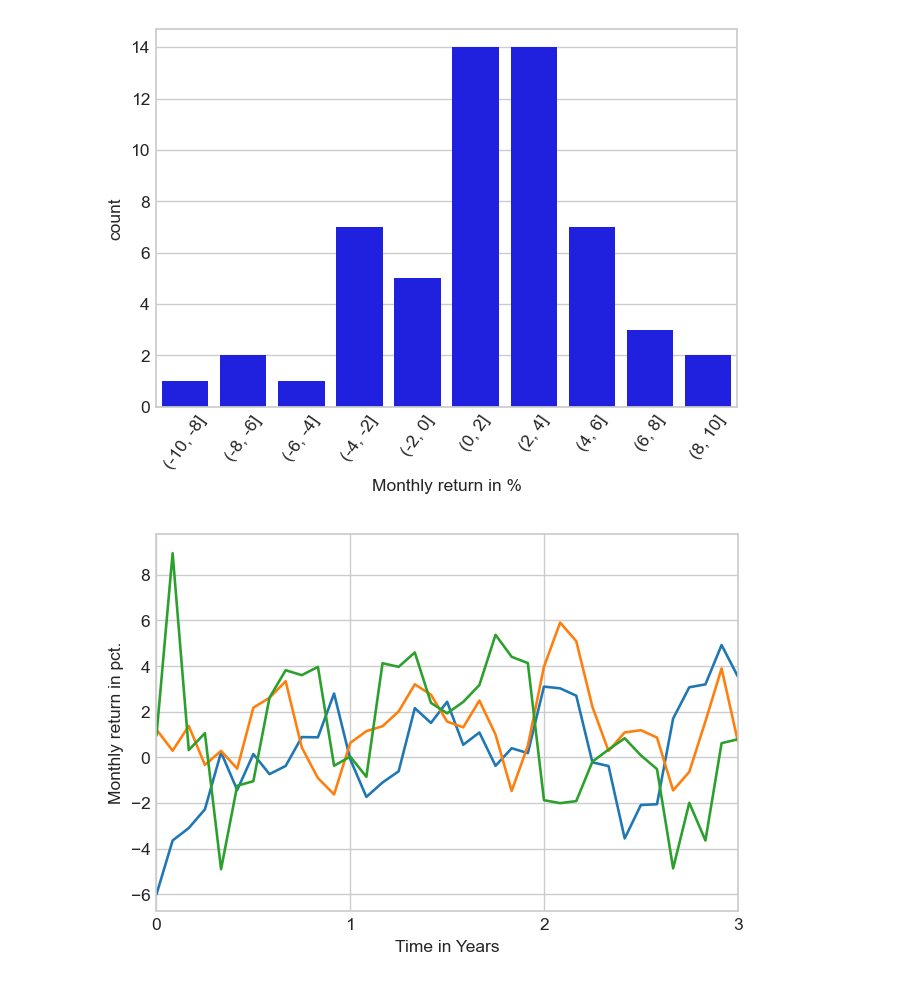
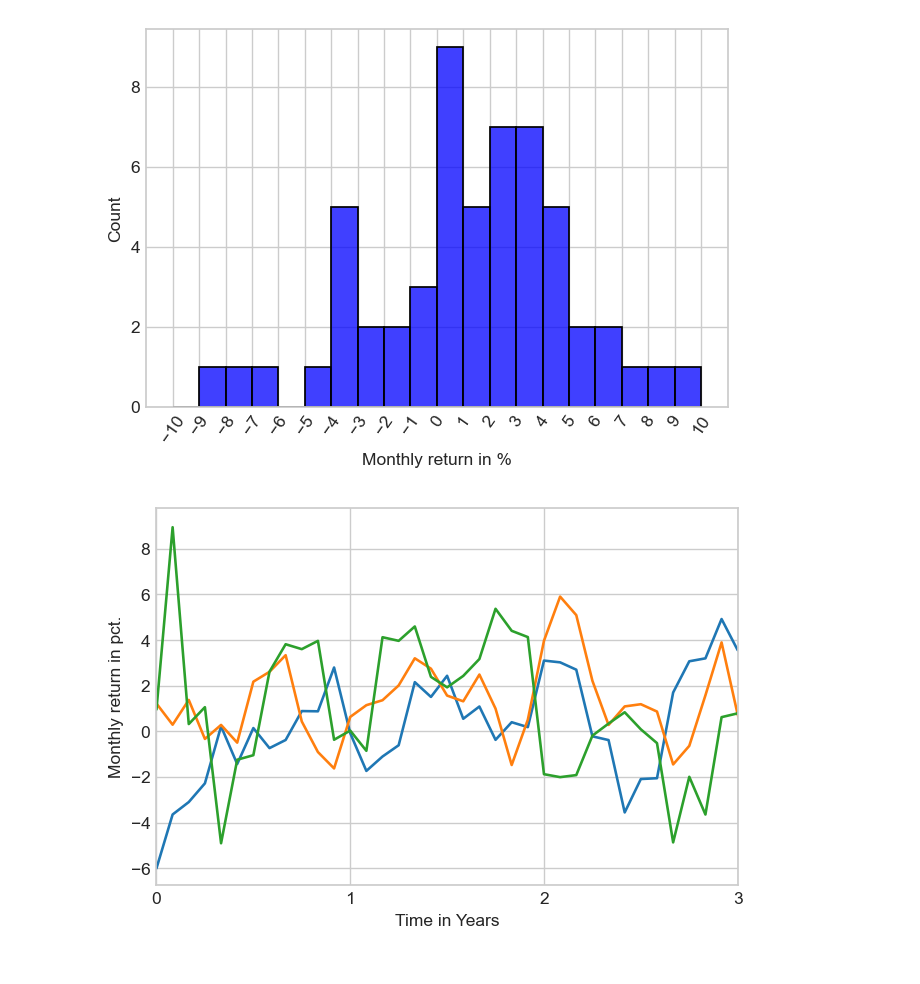
Before and after one commit to wizDs/ds-stock-analysis, a Jupyter notebook: notebooks/analysis.ipynb, the cells around one changed output. Drawn from its saved outputs; the diff is of its cells as text; code cells hidden in the pictures.

```diff
--- a/notebooks/analysis.ipynb
+++ b/notebooks/analysis.ipynb
@@ -16,17 +16,3 @@ def read_jsonfile(path: pathlib.Path):
     with open(path, "r") as file:
         obj = json.load(file)
     return obj
-# %%
-path = pathlib.Path(f'../data/monthly-returns.json')
-returns = read_jsonfile(path)
-return_binned_pct = pd.cut(
-    np.array(returns['values']) * 100,
-    bins = [ -10, -8, -6, -4, -2, 0, 2, 4, 6, 8, 10 ]
-)
-plt.style.use('seaborn-whitegrid')
-fig, ax = plt.subplots(dpi = 125)
-sns.countplot(x = return_binned_pct, ax = ax, color = "blue")
-plt.xticks(rotation=55);
-plt.xlabel('Monthly return in %');
-# %% [output]
-[figure, removed]
@@ -33,3 +22,11 @@ plt.xlabel('Monthly return in %');
+# %%
+plt.style.use('seaborn-whitegrid')
+fig, ax = plt.subplots(dpi = 125)
+sns.histplot(x=np.array(returns['values']) * 100, color="blue", bins=np.arange(-10, 10.01, 1), ax=ax)
+plt.xticks(np.arange(-10, 10.01, 1), rotation=55);
+plt.xlabel('Monthly return in %');
+# %% [output]
+[figure, added]
 # %%
 periods = 120
 saving_rate = 5_000
```
Also changed, not shown: parts of 2 cells of this notebook.
